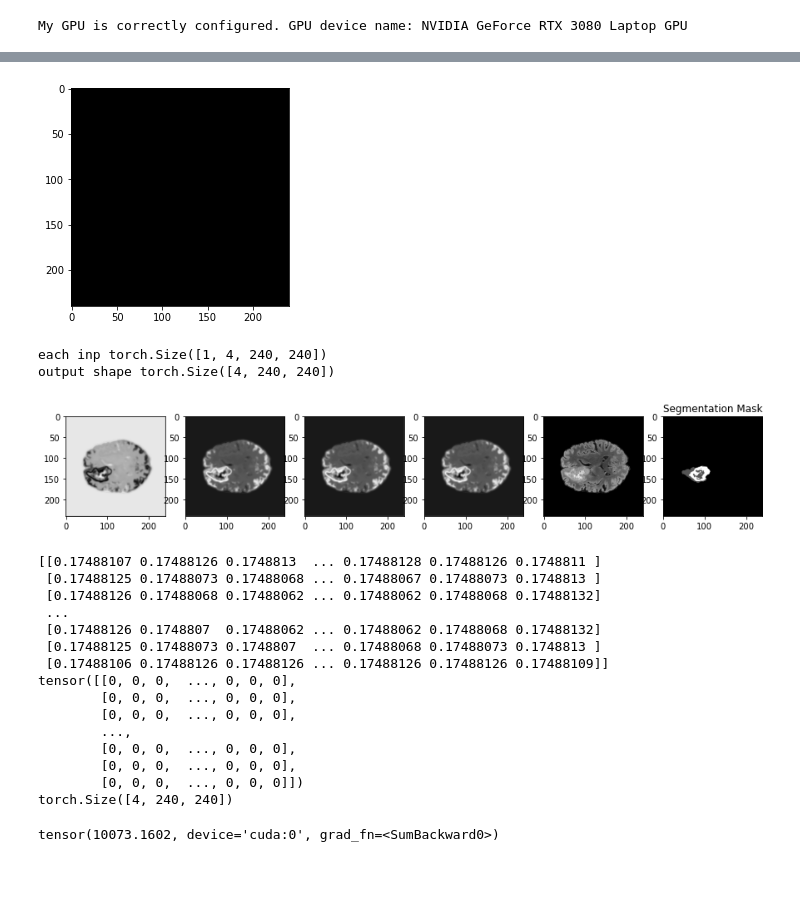
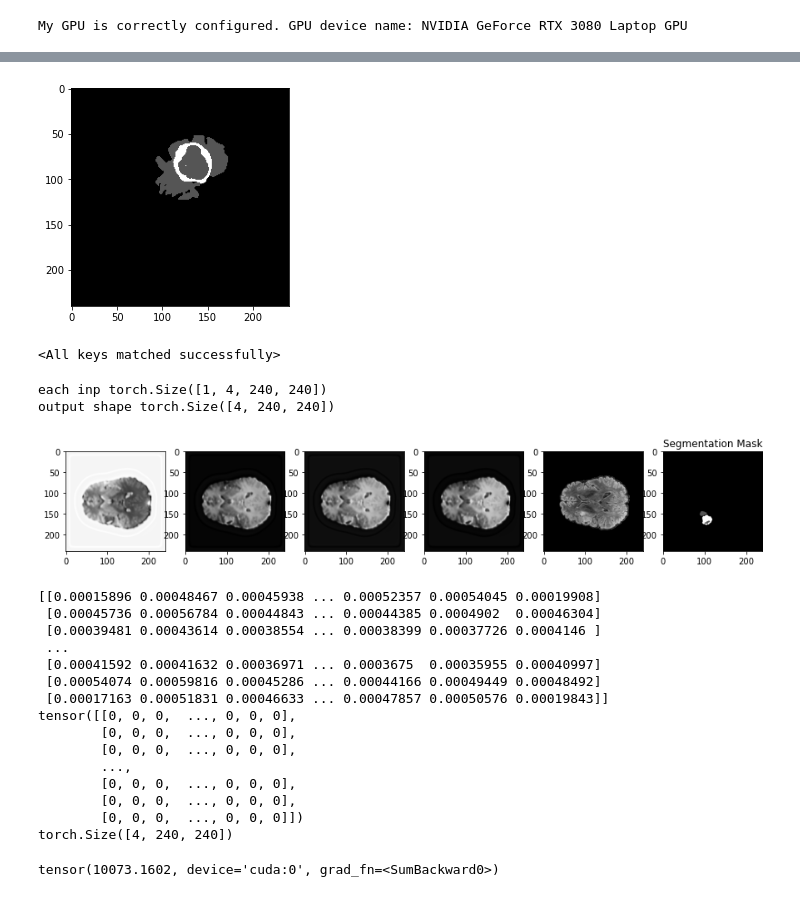
Before and after one commit to AlisherMyrgyyassov/Notebooks-Practice, a Jupyter notebook: U-Net.ipynb, the cells around one changed output, grey strips where cells are left out. Drawn from its saved outputs; the diff is of its cells as text; code cells hidden in the pictures.

```diff
--- a/U-Net.ipynb
+++ b/U-Net.ipynb
@@ -245,6 +245,7 @@ class UNet(nn.Module):
         self.conv = nn.Conv2d(
             in_channels=features, out_channels=out_channels, kernel_size=1
         )
+        self.smax = nn.Softmax(dim = 1)
 
     def forward(self, x):
         enc1 = self.encoder1(x)
@@ -266,7 +267,7 @@ class UNet(nn.Module):
         dec1 = self.upconv1(dec2)
         dec1 = torch.cat((dec1, enc1), dim=1)
         dec1 = self.decoder1(dec1)
-        return torch.sigmoid(self.conv(dec1))
+        return self.smax(self.conv(dec1))
 
     @staticmethod
     def _block(in_channels, features, name):
@@ -492,6 +493,8 @@ class DiceLoss(nn.Module):
 
         return dice_loss
 # %%
+from torch.optim.lr_scheduler import ReduceLROnPlateau
+
 # Define hyperparameters
 learning_rate = 0.005
 num_epochs = 1
@@ -510,11 +513,11 @@ dice_loss = DiceLoss()
 grad_scaler = torch.cuda.amp.GradScaler(enabled=False)
 
 # Load checkpoint ==============================
-checkpoint = torch.load('checkpoint.pth')
+#checkpoint = torch.load('checkpoint.pth')
 
 # Extract relevant data from checkpoint
 #epoch = checkpoint['epoch']
-model.load_state_dict(checkpoint['model_state_dict'])
+#model.load_state_dict(checkpoint['model_state_dict'])
 #optimizer.load_state_dict(checkpoint['optimizer_state_dict'])
 #loss = checkpoint['loss']
 # ==============================================
@@ -522,6 +525,9 @@ model.load_state_dict(checkpoint['model_state_dict'])
 softmax = nn.Softmax(dim = 1)
 
 model.train()
+
+#lr_scheduler = ReduceLROnPlateau(optimizer, mode='min', factor=0.1, patience=5, verbose=True)
+
 
 for epoch in range(num_epochs):
 
@@ -547,27 +553,31 @@ for epoch in range(num_epochs):
             outputs = model(mini_img) # [31, 4, 240, 240] 4 indeces
 
             #outputs = softmax (outputs) #trying this maybe
-            fig, axs = plt.subplots(nrows=5, ncols=1, figsize=(6,12))
+            """fig, axs = plt.subplots(nrows=1, ncols=5, figsize=(6,12))
+            axs[0].imshow(mini_img.float()[5][0].cpu(), cma|p='gray')
+            axs[1].imshow(mini_img.float()[5][1].cpu(), cmap='gray')
+            axs[2].imshow(mini_img.float()[5][2].cpu(), cmap='gray')
+            axs[3].imshow(mini_img.float()[5][3].cpu(), cmap='gray')
+            axs[4].imshow(mini_lbl.float()[5].cpu(), cmap='gray')
+            plt.show()"""
 
-            axs[0].imshow(mini_lbl.float()[5].cpu(), cmap='gray')
-            axs[1].imshow(mini_img.float()[5][0].cpu(), cmap='gray')
-            plt.show()
             #print(outputs.shape, mini_lbl.shape)
 
-            loss = criterion(outputs, mini_lbl)
-            loss += dice_loss(outputs, mini_lbl)
+            loss = criterion(outputs, mini_lbl.long())
+            #loss += dice_loss(outputs, mini_lbl.long())
 
             #print(outputs.shape, mini_lbl.shape)
 
             # Backward and optimize
-            """optimizer.zero_grad()
+            optimizer.zero_grad()
             loss.backward()
-            optimizer.step()"""
-            optimizer.zero_grad(set_to_none=True)
+            optimizer.step()
+
+            """optimizer.zero_grad(set_to_none=True)
             grad_scaler.scale(loss).backward()
             torch.nn.utils.clip_grad_norm_(model.parameters(), 1.0)
             grad_scaler.step(optimizer)
-            grad_scaler.update()
+            grad_scaler.update()"""
 
             running_loss += loss.item()
             #print(loss.item())
@@ -578,6 +588,7 @@ for epoch in range(num_epochs):
                 if param.grad is not None:
                     print('%s: grad_norm=%.4f' % (name, param.grad.norm()))"""
 
+        #lr_scheduler.step(loss)
         # switch off autograd
         print("running_loss", running_loss)
         running_loss = 0
@@ -660,9 +671,14 @@ mini_lbl.float().shape
 plt.imshow(mini_lbl.float()[5].cpu(), cmap='gray')
 plt.show()
 # %% [output]
-[figure, old version]
+[figure, new version]
+# %%
+checkpoint = torch.load('checkpoint.pth')
+model.load_state_dict(checkpoint['model_state_dict'])
+# %% [output]
+<All keys matched successfully>
 # %%
-patient_idx = 0 # Test on random
+patient_idx = 20 # Test on random
 scan, mask = dataset[patient_idx]
 scan = scan.permute(3,0,1,2).cuda()
 mask = mask.permute(2,0,1)
@@ -672,43 +688,44 @@ model.eval()
 layer = 80
 
 print ("each inp", scan[layer].unsqueeze(dim=0).shape)
-out = model(scan[layer].unsqueeze(dim=0))
+with torch.no_grad():
+    out = model(scan[layer].unsqueeze(dim=0))
 
 out.cpu()
 out = out[0, :, :, :]
 print("output shape", out.shape)
 
 
 ############################
 l1 = nn.Softmax(dim = 0)
-out = l1(out)
+#out = l1(out)
 ############################
 
 fig, axs = plt.subplots(1, 6, figsize=(15, 5))
 
 axs[0].imshow(out[0][:, :].cpu().detach().numpy(), cmap='gray')
 axs[1].imshow(out[1][:, :].cpu().detach().numpy(), cmap='gray')
 axs[2].imshow(out[2][:, :].cpu().detach().numpy(), cmap='gray')
 axs[3].imshow(out[3][:, :].cpu().detach().numpy(), cmap='gray')
 
 axs[4].imshow(scan[layer][3].cpu().detach().numpy(), cmap='gray') # second is modality
 axs[5].imshow(mask[layer, :, :], cmap='gray')
 axs[5].set_title('Segmentation Mask')
 plt.show()
 print (out[3][:, :].cpu().detach().numpy())
 print (mask[layer, :, :])
 print(out.shape)
 # %% [output]
 each inp torch.Size([1, 4, 240, 240])
 output shape torch.Size([4, 240, 240])
-[figure, old version]
+[figure, new version]
-[[0.17488107 0.17488126 0.1748813  ... 0.17488128 0.17488126 0.1748811 ]
- [0.17488125 0.17488073 0.17488068 ... 0.17488067 0.17488073 0.1748813 ]
- [0.17488126 0.17488068 0.17488062 ... 0.17488062 0.17488068 0.17488132]
+[[0.00015896 0.00048467 0.00045938 ... 0.00052357 0.00054045 0.00019908]
+ [0.00045736 0.00056784 0.00044843 ... 0.00044385 0.0004902  0.00046304]
+ [0.00039481 0.00043614 0.00038554 ... 0.00038399 0.00037726 0.0004146 ]
  ...
- [0.17488126 0.1748807  0.17488062 ... 0.17488062 0.17488068 0.17488132]
- [0.17488125 0.17488073 0.1748807  ... 0.17488068 0.17488073 0.1748813 ]
- [0.17488106 0.17488126 0.17488126 ... 0.17488126 0.17488126 0.17488109]]
+ [0.00041592 0.00041632 0.00036971 ... 0.0003675  0.00035955 0.00040997]
+ [0.00054074 0.00059816 0.00045286 ... 0.00044166 0.00049449 0.00048492]
+ [0.00017163 0.00051831 0.00046633 ... 0.00047857 0.00050576 0.00019843]]
 tensor([[0, 0, 0,  ..., 0, 0, 0],
         [0, 0, 0,  ..., 0, 0, 0],
         [0, 0, 0,  ..., 0, 0, 0],
```
Also changed, not shown: parts of 3 cells of this notebook, 1 other file.
